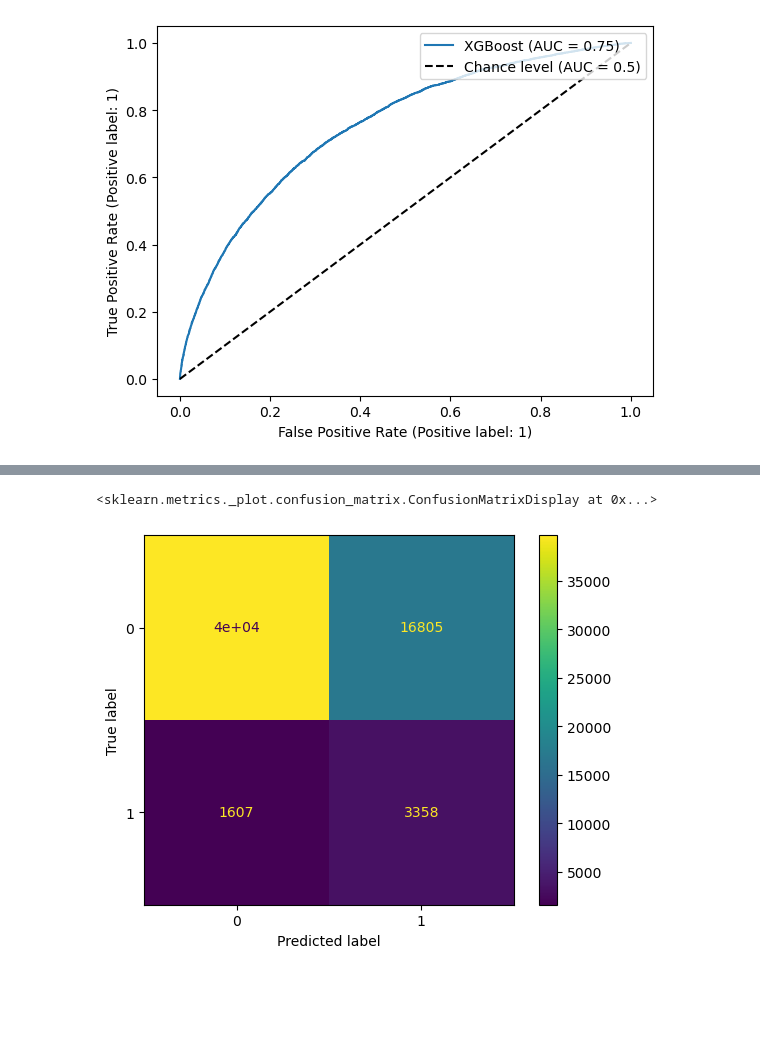
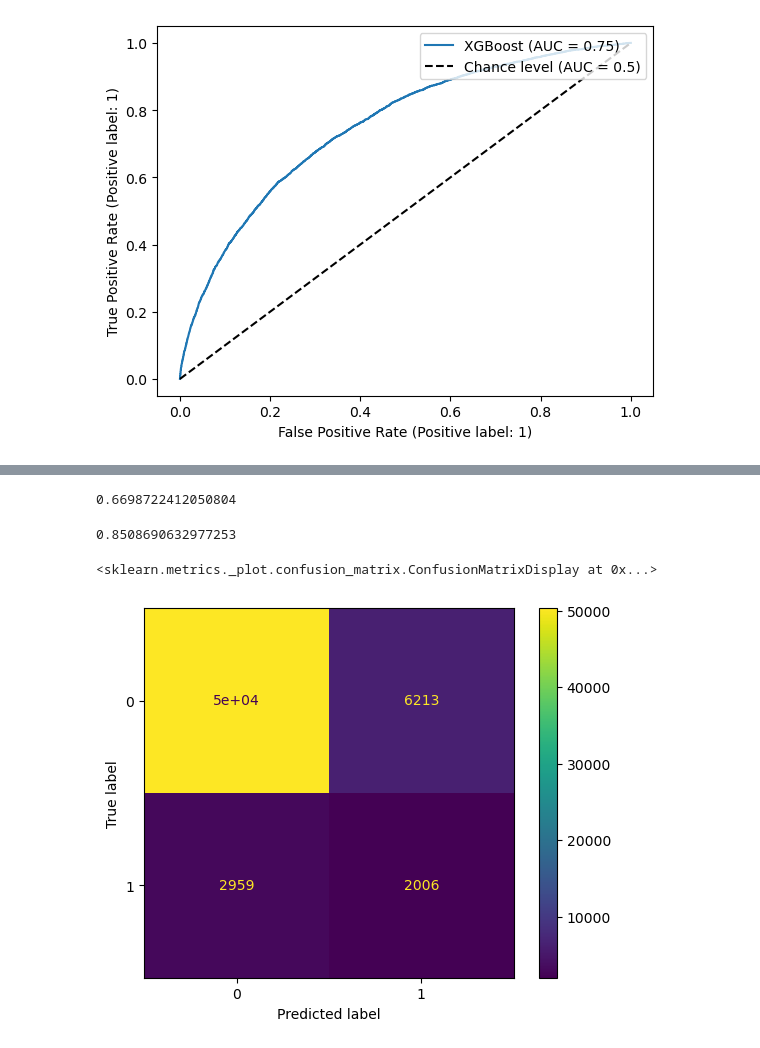
Before and after one commit to xfreppihs/loan, a Jupyter notebook: loan_models.ipynb, the cells around one changed output, grey strips where cells are left out. Cells and saved outputs as stored; diff of their text form; code cells hidden in the pictures; blank space fills up the shorter version.

```diff
--- a/loan_models.ipynb
+++ b/loan_models.ipynb
@@ -776,0 +1314,6 @@ pipe = Pipeline(steps=[#("undersampler", RandomUnderSampler()),
+# %%
+pipe = Pipeline(steps=[#("undersampler", RandomUnderSampler()),
+                       ("preprocessor",preprocessor),
+                       #("smote",SMOTE(random_state=42)),
+                       ('classifier', HistGradientBoostingClassifier())])
+pipe.set_params(**space_eval(param,result))
@@ -777,5 +1338,5 @@ pipe = Pipeline(steps=[#("undersampler", RandomUnderSampler()),
 # %%
 pipe.fit(X_train,y_train)
-y_pred = pipe.predict_proba(X_test)
-average_precision_score(y_test,y_pred[:,1])
+y_pred_proba = pipe.predict_proba(X_test)
+average_precision_score(y_test,y_pred_proba[:,1])
 # %% [output]
@@ -783,4 +1344,4 @@ average_precision_score(y_test,y_pred[:,1])
 # %%
-precision, recall, _ = precision_recall_curve(y_test,y_pred[:,1])
+precision, recall, thresh = precision_recall_curve(y_test,y_pred_proba[:,1])
 auc(recall,precision)
 # %% [output]
@@ -809,5 +1375,18 @@ accuracy_score(y_test,y_pred)
+# %%
+# calculate the optimal threshold by maximizing F1 score from PRC-AUC
+f1 =2*precision*recall/(precision+recall)
+best_threshold = thresh[np.argmax(f1)]
+best_threshold
+# %% [output]
+0.6698722412050804
+# %%
+# accuracy with the optimal threshold
+accuracy_score(y_test,(y_pred_proba[:,1]>best_threshold).astype(int))
+# %% [output]
+0.8508690632977253
 # %%
-ConfusionMatrixDisplay.from_estimator(pipe, X_test, y_test)
+# confusion matrix with the optimal threshold
+ConfusionMatrixDisplay.from_predictions(y_test,(y_pred_proba[:,1]>best_threshold).astype(int))
 # %% [output]
 <sklearn.metrics._plot.confusion_matrix.ConfusionMatrixDisplay at 0x...>
-[figure, old version]
+[figure, new version]
```
Also changed, not shown: parts of 62 cells of this notebook.
